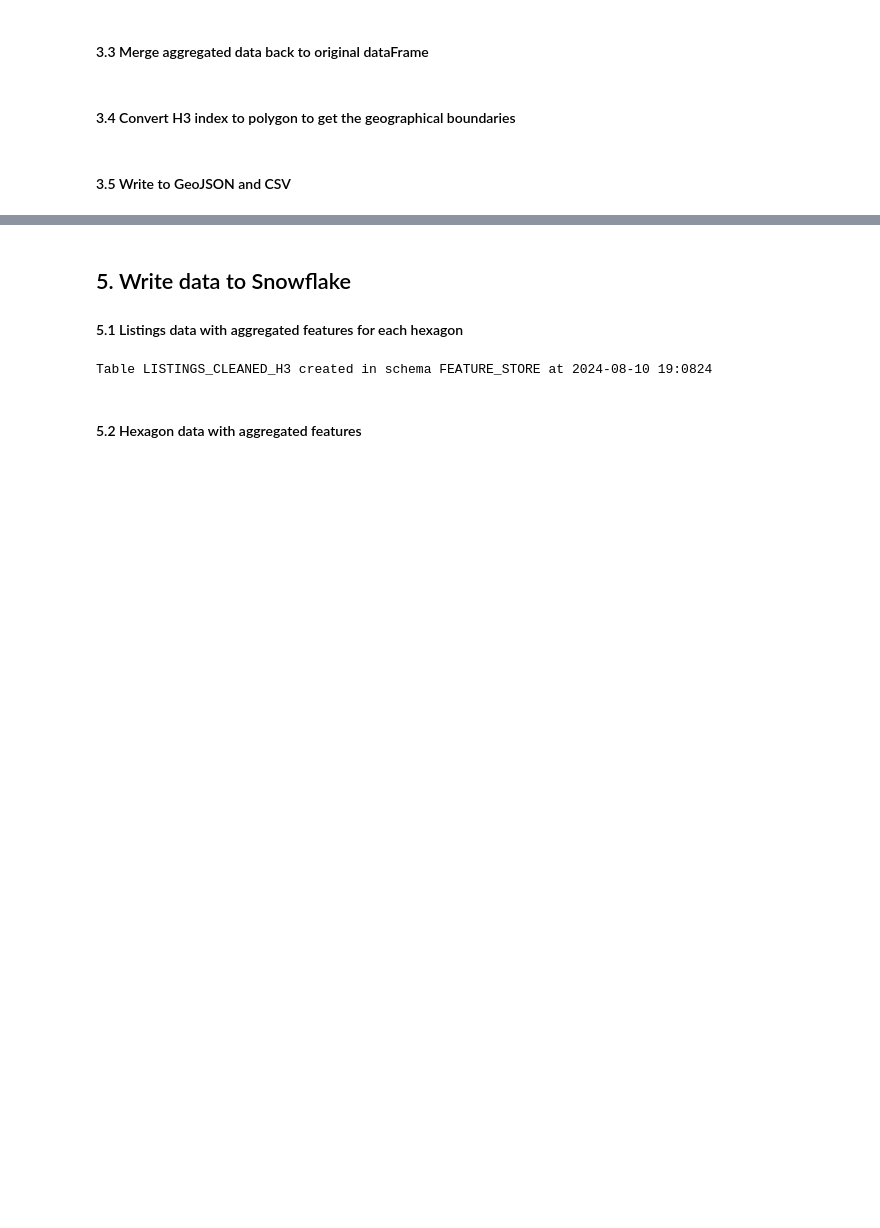
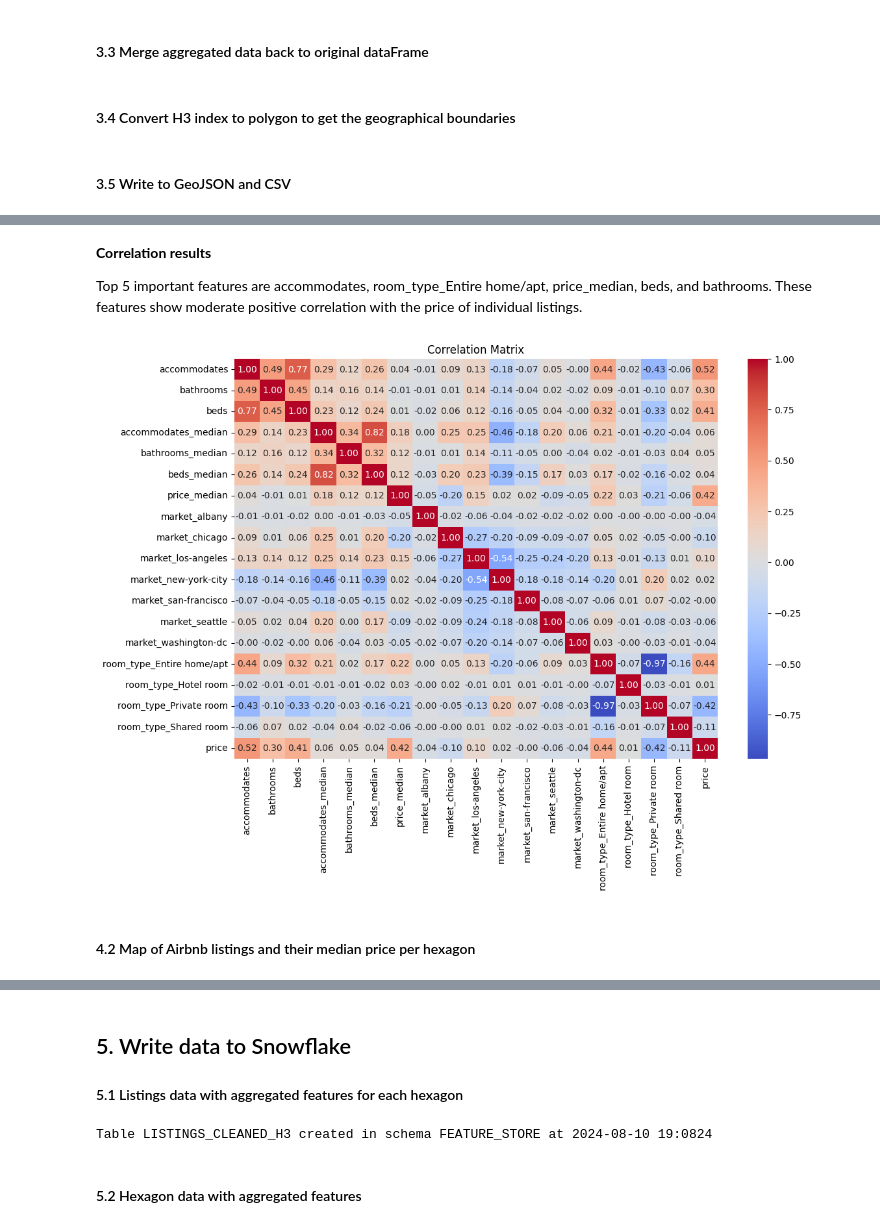
Before and after one commit to kobrinsam/airbnb-pricing-dashboard, a Jupyter notebook: Exploratory Data Analysis/EDA_using_hexagons.ipynb, the cells around one changed output, grey strips where cells are left out. Saved outputs shown, nothing was run; the diff lists cells and outputs as text; code cells hidden in the pictures; blank space fills up the shorter version.

```diff
--- a/Exploratory Data Analysis/EDA_using_hexagons.ipynb
+++ b/Exploratory Data Analysis/EDA_using_hexagons.ipynb
@@ -297,0 +300,16 @@ hexagon_aggregated_data.to_csv('hexagon_data.csv', index=False)
+# %%
+X = df_with_aggregated_features.drop(columns=['price','latitude','longitude','h3_index'], axis=1)
+y = df_with_aggregated_features['price']
+
+# Perform one-hot encoding on categorical features
+X_encoded = pd.get_dummies(X, columns=['market', 'room_type'])
+# %%
+# Combine encoded features with the target variable
+df_encoded = X_encoded.copy()
+df_encoded['price'] = y
+
+# Calculate correlations
+correlations = df_encoded.corr()
+
+# Display correlations with the price column
+print(correlations['price'].sort_values(ascending=False))
@@ -298,3 +337,17 @@ hexagon_aggregated_data.to_csv('hexagon_data.csv', index=False)
+# %% [markdown]
+**Correlation results**
+
+Top 5 important features are accommodates, room_type_Entire home/apt, price_median, beds, and bathrooms.  These features show moderate positive correlation with the price of individual listings.
+# %%
+# Plot correlation matrix
+plt.figure(figsize=(12, 8))
+sns.heatmap(correlations, annot=True, cmap='coolwarm', fmt='.2f')
+plt.title('Correlation Matrix')
+plt.show()
+# %% [output]
+[figure, added]
+# %% [markdown]
+#### 4.2 Map of Airbnb listings and their median price per hexagon
 # %%
 # Initialize a Folium map centered New York City market
 newyork_latitude_center = df_cleaned[df_cleaned['market'] == 'new-york-city']['latitude'].mean()
```
Also changed, not shown: parts of 3 cells of this notebook, 5 other files.
